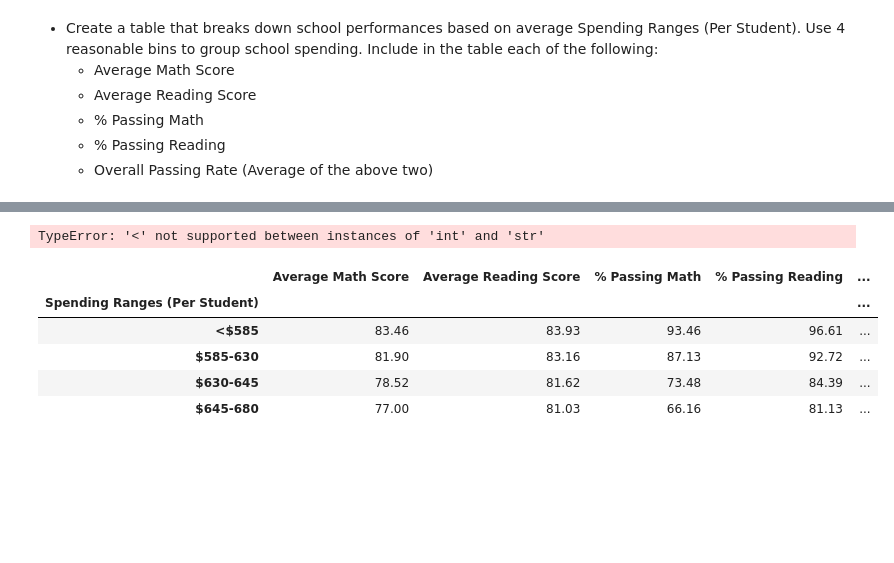
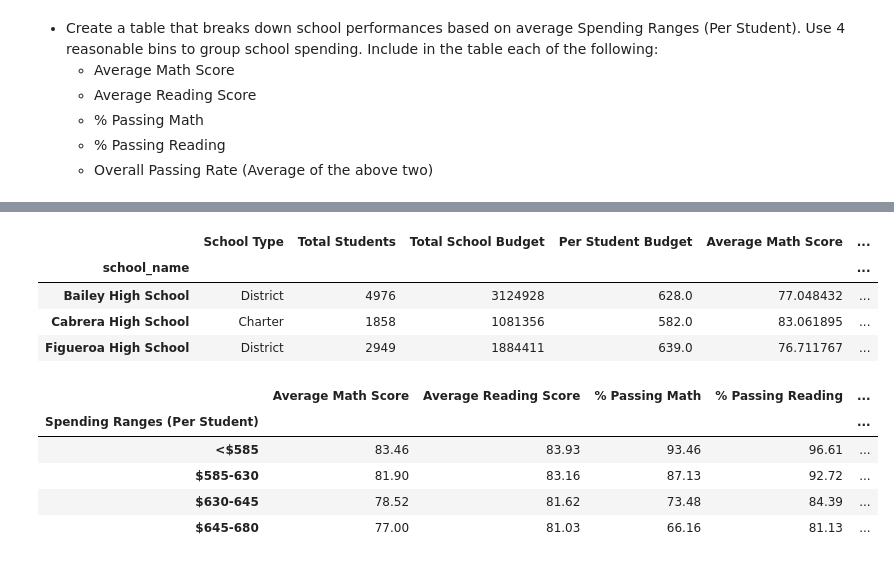
Before and after one commit to JGarvert/pandas-challenge, a Jupyter notebook: PyCitySchools/PyCitySchools_starter.ipynb, the cells around one changed output, grey strips where cells are left out. Cells and saved outputs as stored; diff of their text form; code cells hidden in the pictures; blank space fills up the shorter version.

```diff
--- a/PyCitySchools/PyCitySchools_starter.ipynb
+++ b/PyCitySchools/PyCitySchools_starter.ipynb
@@ -259,3 +259,5 @@ read_summary_by_grade_df
   * % Passing Math
   * % Passing Reading
   * Overall Passing Rate (Average of the above two)
+# %%
+school_summary_noformat_df = pd.DataFrame({"School Type": type_of_school, "Total Students": school_total_students,  "Total School Budget": school_total_budget, "Per Student Budget": per_student_budget, "Average Math Score": school_avg_math, "Average Reading Score": school_avg_read, "% Passing Math": pct_passing_math, "% Passing Reading": pct_passing_read, "% Overall Passing": pct_passing_both})
@@ -262,13 +283,21 @@ read_summary_by_grade_df
 # %%
 # school_summary_df.apply(lambda col:pd.to_numeric(col, errors = 'coerce'))
 # school_summary_df.dtypes
 
 # Create bin for spending category.
-spending_bin = [-100,585,630,645,100000]
+spending_bin = [0,585,630,645,100000000]
 spending_name = ["<$585","$585-630","$630-645","$645-680"]
-school_summary_df["Spending Category"] = pd.cut(school_summary_df["Per Student Budget"],spending_bin,labels=spending_name)
+school_summary_noformat_df["spending_category"] = pd.cut(school_summary_noformat_df["Per Student Budget"],spending_bin,labels=spending_name, include_lowest = True)
+school_summary_noformat_df.head(3)
+
+# Budget_category = school_data_complete.groupby(['spending_category'])['budget'].mean()
+# Budget_category
 # %% [output]
-TypeError: '<' not supported between instances of 'int' and 'str'
+|  | School Type | Total Students | Total School Budget | Per Student Budget | Average Math Score | ... |
+| school_name |  |  |  |  |  | ... |
+| Bailey High School | District | 4976 | 3124928 | 628.0 | 77.048432 | ... |
+| Cabrera High School | Charter | 1858 | 1081356 | 582.0 | 83.061895 | ... |
+| Figueroa High School | District | 2949 | 1884411 | 639.0 | 76.711767 | ... |
 # %%
 ###  example
 # %% [output]
```
Also changed, not shown: parts of 3 cells of this notebook.
